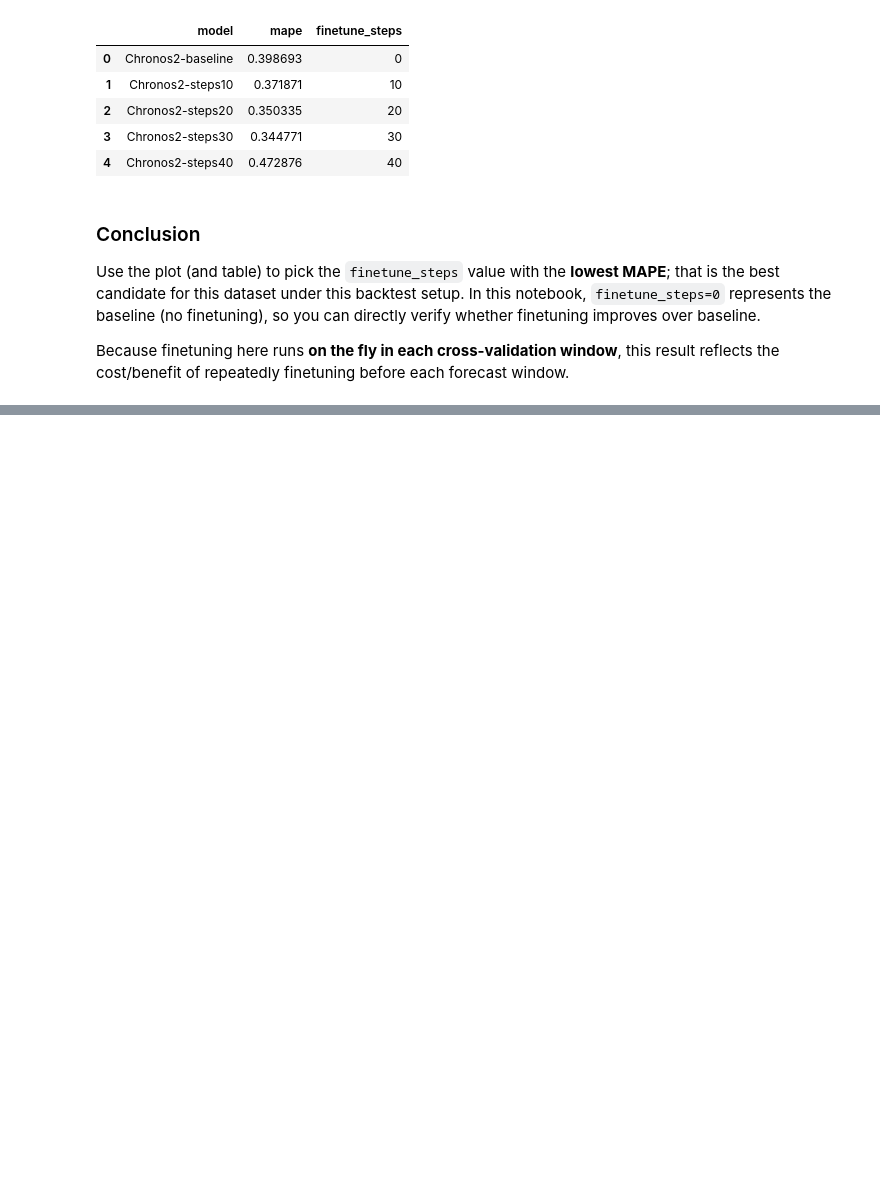
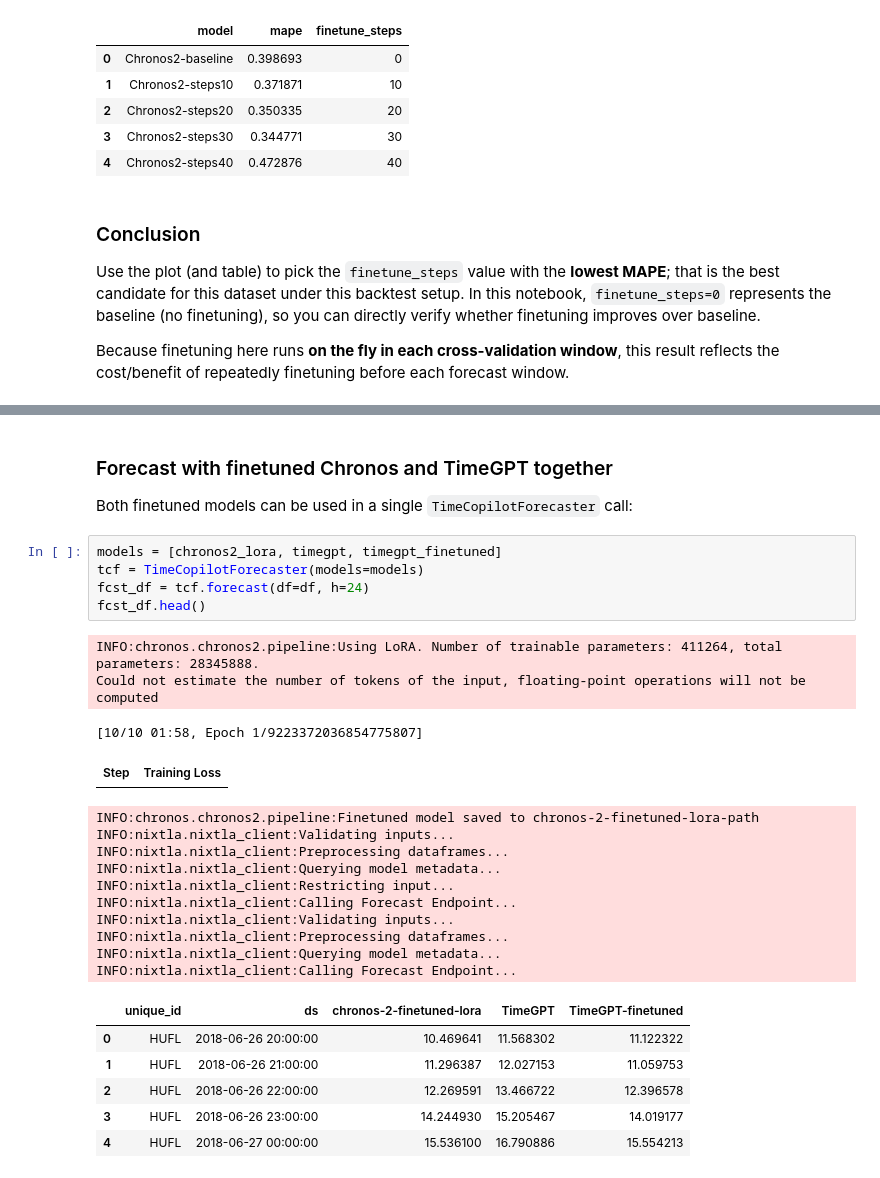
Before and after one commit to TimeCopilot/timecopilot, a Jupyter notebook: docs/examples/finetuning.ipynb, the cells around one changed output, grey strips where cells are left out. Saved outputs shown, nothing was run; the diff lists cells and outputs as text; blank space fills up the shorter version.

```diff
--- a/docs/examples/finetuning.ipynb
+++ b/docs/examples/finetuning.ipynb
@@ -308,0 +296,30 @@ fcst_df.head()
+# %% [markdown]
+### Forecast with finetuned Chronos and TimeGPT together
+
+Both finetuned models can be used in a single `TimeCopilotForecaster` call:
+# %%
+models = [chronos2_lora, timegpt, timegpt_finetuned]
+tcf = TimeCopilotForecaster(models=models)
+fcst_df = tcf.forecast(df=df, h=24)
+fcst_df.head()
+# %% [output]
+INFO:chronos.chronos2.pipeline:Using LoRA. Number of trainable parameters: 411264, total parameters: 28345888.
+Could not estimate the number of tokens of the input, floating-point operations will not be computed
+[10/10 01:58, Epoch 1/9223372036854775807]
+| Step | Training Loss |
+INFO:chronos.chronos2.pipeline:Finetuned model saved to chronos-2-finetuned-lora-path
+INFO:nixtla.nixtla_client:Validating inputs...
+INFO:nixtla.nixtla_client:Preprocessing dataframes...
+INFO:nixtla.nixtla_client:Querying model metadata...
+INFO:nixtla.nixtla_client:Restricting input...
+INFO:nixtla.nixtla_client:Calling Forecast Endpoint...
+INFO:nixtla.nixtla_client:Validating inputs...
+INFO:nixtla.nixtla_client:Preprocessing dataframes...
+INFO:nixtla.nixtla_client:Querying model metadata...
+INFO:nixtla.nixtla_client:Calling Forecast Endpoint...
+|  | unique_id | ds | chronos-2-finetuned-lora | TimeGPT | TimeGPT-finetuned |
+| 0 | HUFL | 2018-06-26 20:00:00 | 10.469641 | 11.568302 | 11.122322 |
+| 1 | HUFL | 2018-06-26 21:00:00 | 11.296387 | 12.027153 | 11.059753 |
+| 2 | HUFL | 2018-06-26 22:00:00 | 12.269591 | 13.466722 | 12.396578 |
+| 3 | HUFL | 2018-06-26 23:00:00 | 14.244930 | 15.205467 | 14.019177 |
+| 4 | HUFL | 2018-06-27 00:00:00 | 15.536100 | 16.790886 | 15.554213 |
```
Also changed, not shown: parts of 9 cells of this notebook.
